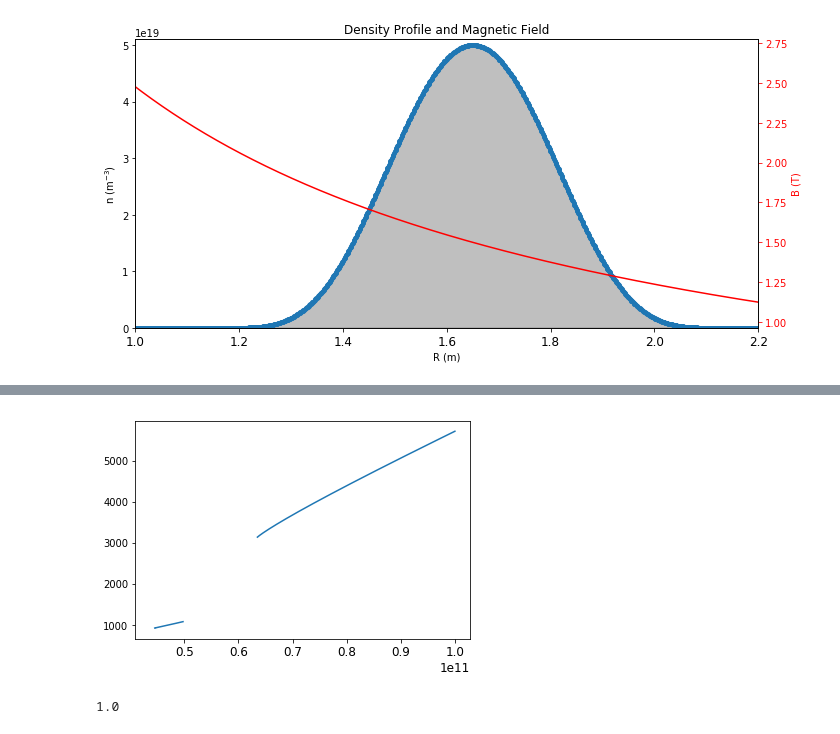
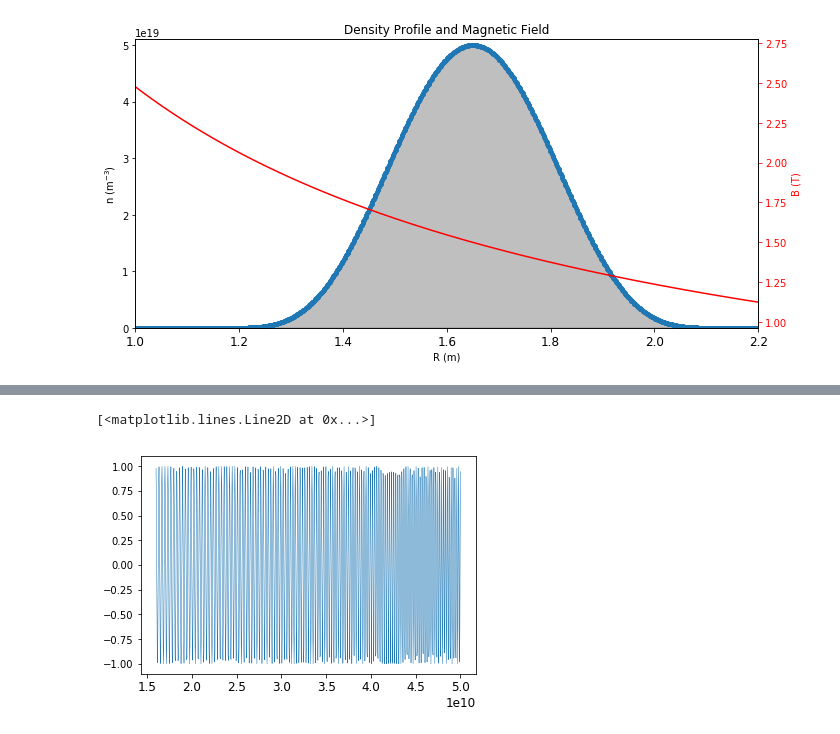
Before and after one commit to OpenReflectometry/scikit-reflectometry, a Jupyter notebook: notebooks/Workbench-01.ipynb, the cells around one changed output, grey strips where cells are left out. Cells and saved outputs as stored; diff of their text form; code cells hidden in the pictures.

Commit message:
Improvements to the phase_delay functions continue

```diff
--- a/notebooks/Workbench-01.ipynb
+++ b/notebooks/Workbench-01.ipynb
@@ -79,14 +83,14 @@ f_sampling = 40.99e6
 sweep_time = 25e-6
 n_points_fs = int(sweep_time * f_sampling)
 
-fs_O_limits = np.array([1e9, 1e11])
+fs_O_limits = np.array([16e9, 50e9])
 sweep_rate = np.abs(np.diff(fs_O_limits)) / sweep_time
 
-f_sampling_X = 125e6
+f_sampling_X = 40.99e6
 sweep_time = 25e-6
 n_points_fs_X = int(sweep_time * f_sampling_X)
 # fs_X_limits = np.array([40e9, 100e9])
-fs_X_limits = np.array([1, 100e9])
+fs_X_limits = np.array([40e9, 60e9])
 sweep_rate_X = np.abs(np.diff(fs_X_limits)) / sweep_time
 
 ### Calcs ###
@@ -98,10 +102,10 @@ fs_X = np.linspace(fs_X_limits[0], fs_X_limits[1], n_points_fs_X)
 #fs_X = np.linspace(40e9, 100e9, 500)
 
 #n_index_O = refractive_matrix_O(dens_prof, fs_O)
-#n_index_X = refractive_matrix_X(ns, fs_X, mag_field=bs)
+n_index_X = refractive_matrix_X(ns, fs_X, mag_field=bs, squared=False)
 
 n_index_O_sq = refractive_matrix_O(dens_prof, fs_O)
-n_index_X_sq = refractive_matrix_X(ns, fs_X, mag_field=bs)
+n_index_X_sq = refractive_matrix_X(ns, fs_X, mag_field=bs, squared=True)
 # %%
 plt.figure(figsize=fig_size)
 
@@ -191,0 +179,2 @@ array([ 0.30916431,  0.20031284,  0.07856587, -0.05711696])
+# %%
+phi_O = phase_delay3(fs_O, radius_arr, n_index_O_sq, reflect_at_wall=True, antenna_side='hfs')
@@ -192,9 +297,7 @@ array([ 0.30916431,  0.20031284,  0.07856587, -0.05711696])
+# %%
+beat_sig = np.cos(phi_O)
 # %%
-plt.plot(fs_O, phase_delay)
-plt.show()
+plt.plot(fs_O, beat_sig,lw=0.5)
 # %% [output]
+[<matplotlib.lines.Line2D at 0x...>]
-[figure, old version]
+[figure, new version]
-# %%
-n_index_O_sq[ind,critical_index]
-# %% [output]
-1.0
```
Also changed, not shown: parts of 27 cells of this notebook, 2 other files.
